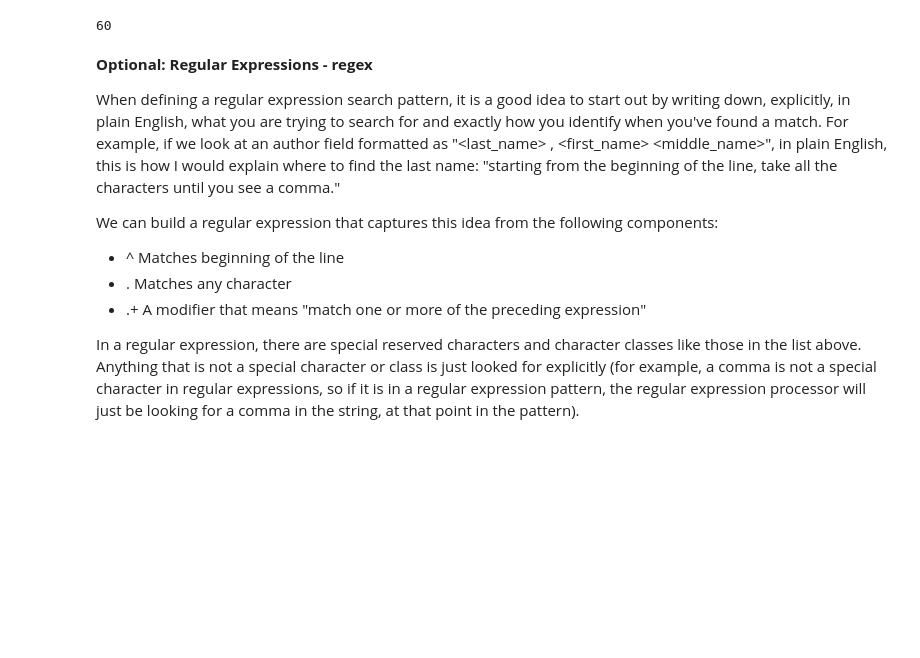
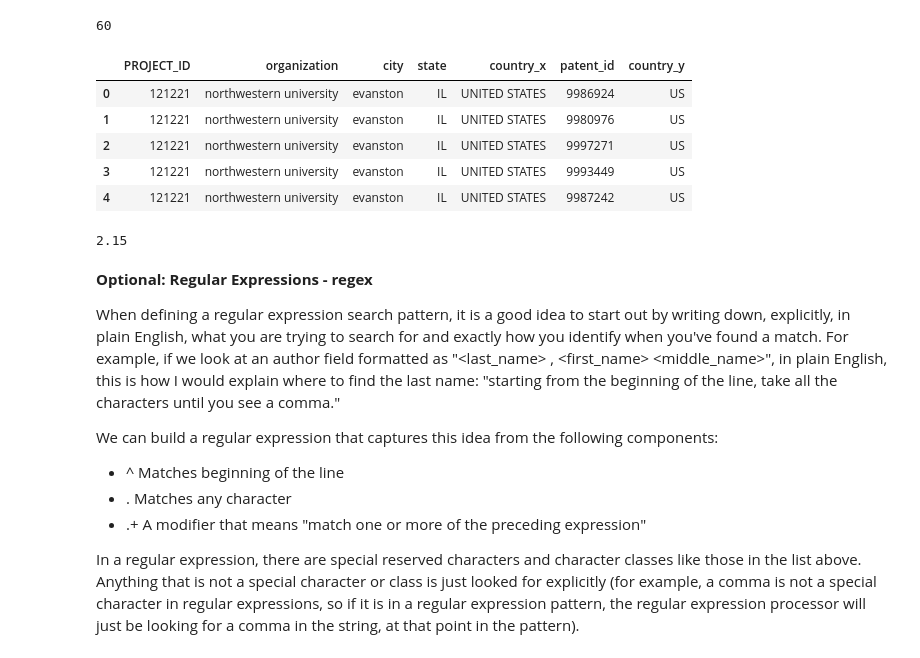
Before and after one commit to joel-becker/pre-doc-record-linkage, a Jupyter notebook: Notebooks/Day_1_Data_Exploration_Cleaning_Deterministic_Matching.ipynb, the cells around one changed output. Saved outputs shown, nothing was run; the diff lists cells and outputs as text; code cells hidden in the pictures; blank space fills up the shorter version.

```diff
--- a/Notebooks/Day_1_Data_Exploration_Cleaning_Deterministic_Matching.ipynb
+++ b/Notebooks/Day_1_Data_Exploration_Cleaning_Deterministic_Matching.ipynb
@@ -787,3 +803,6 @@ organizations = organizations.rename(columns={' ORGANIZATION_NAME':'organization
 assignees = assignees.rename(columns={'org_city':'city',
                                       'org_state':'state',
                                       'org_country':'country'})
+# %%
+organizations["phonetic_organization"] = phonetic(organizations["organization"], method="nysiis")
+assignees["phonetic_organization"] = phonetic(assignees["organization"], method="nysiis")
@@ -802,6 +826,20 @@ merge_organization_state_city = organizations.merge(assignees, on=['organization
 merge_organization_state_city['organization'].nunique()
 # %% [output]
 60
+# %%
+merge_organization_state_city.head()
+# %% [output]
+|  | PROJECT_ID | organization | city | state | country_x | patent_id | country_y |
+| 0 | 121221 | northwestern university | evanston | IL | UNITED STATES | 9986924 | US |
+| 1 | 121221 | northwestern university | evanston | IL | UNITED STATES | 9980976 | US |
+| 2 | 121221 | northwestern university | evanston | IL | UNITED STATES | 9997271 | US |
+| 3 | 121221 | northwestern university | evanston | IL | UNITED STATES | 9993449 | US |
+| 4 | 121221 | northwestern university | evanston | IL | UNITED STATES | 9987242 | US |
+# %%
+# patents per organization
+merge_organization_state_city['patent_id'].nunique() / merge_organization_state_city['organization'].nunique()
+# %% [output]
+2.15
 # %% [markdown]
 **Optional: Regular Expressions - regex**
 
```
Also changed, not shown: parts of 5 cells of this notebook.
